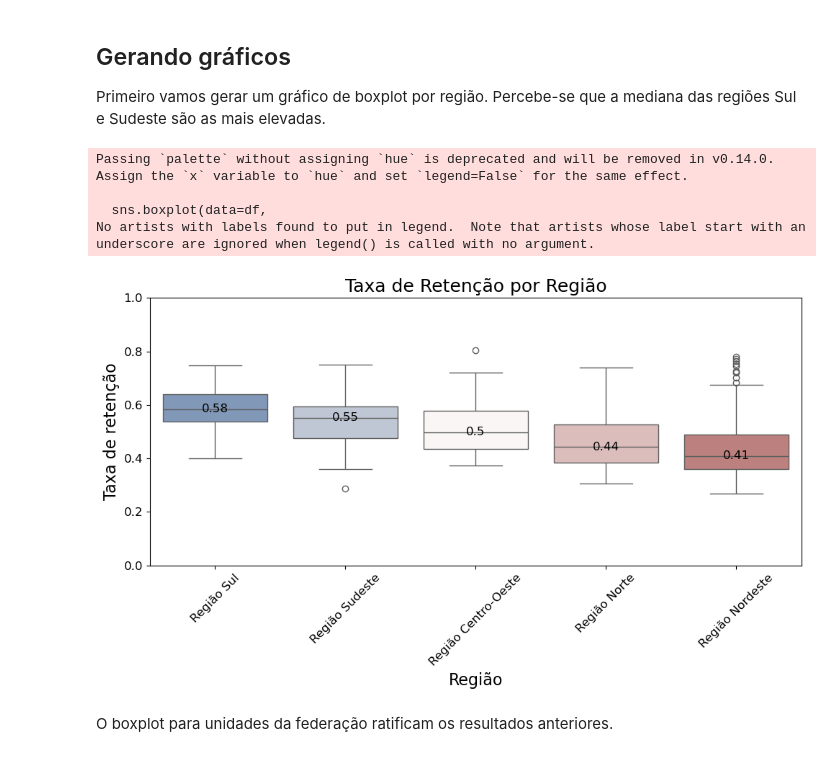
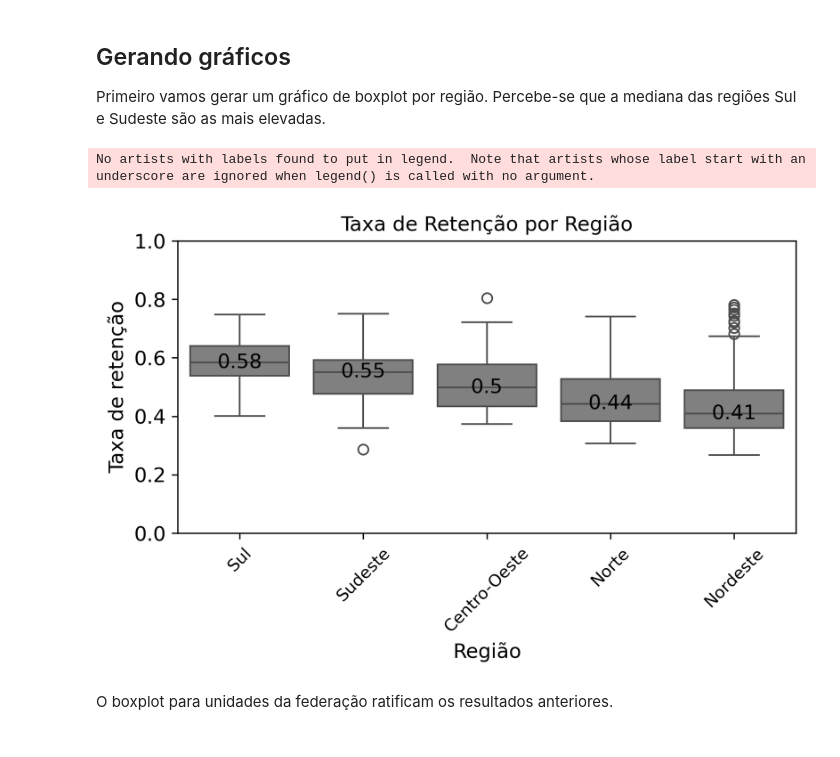
Before and after one commit to danielppagotto/retencao, a Jupyter notebook: 1_1_script_python/script_retencao_python.ipynb, the cells around one changed output. Cells and saved outputs as stored; diff of their text form; code cells hidden in the pictures.

```diff
--- a/1_1_script_python/script_retencao_python.ipynb
+++ b/1_1_script_python/script_retencao_python.ipynb
@@ -51,6 +53,8 @@ df = df.merge(reg_saude,
          how = 'left',
          left_on = 'regiao_saude',
          right_on= 'cod_regsaud')
+
+df['regiao'] = df['regiao'].str.replace('Região','').str.strip()
 # %% [markdown]
 ## Gerando gráficos
 
@@ -59,45 +63,42 @@ Primeiro vamos gerar um gráfico de boxplot por região. Percebe-se que a median
 
 
 # Criando o gráfico
-plt.figure(figsize=(10, 6))
+plt.figure(figsize=(6,4), dpi=300)
 sns.boxplot(data=df,
             x='regiao',
             y='retencao_geral',
             order=df.groupby('regiao')['retencao_geral'].median().sort_values(ascending=False).index,
-            palette="vlag")
+            color="gray")
 
 # customizando elementos do gráfico
 
 plt.ylim(0, 1)
-plt.xticks(rotation=45, fontsize=12)
+plt.xticks(rotation=45, fontsize=10)
 plt.yticks(fontsize=12)
-plt.xlabel("Região", fontsize=16)
-plt.ylabel("Taxa de retenção", fontsize=16)
-plt.title("Taxa de Retenção por Região", fontsize=18)
+plt.xlabel("Região", fontsize=12)
+plt.ylabel("Taxa de retenção", fontsize=12)
+plt.title("Taxa de Retenção por Região", fontsize=12)
 plt.tight_layout()
 
 # calculando medianas para inserir valores no gráfico
 medianas_regiao = df.groupby('regiao')['retencao_geral'].median().reset_index()
 medianas_regiao = medianas_regiao.rename(columns={'retencao_geral': 'mediana'})
 
 # Adicionando as medianas ao gráfico na posição correta
 
 ordered_regions = df.groupby('regiao')['retencao_geral'].median().sort_values(ascending=False).index
 
 for _, row in medianas_regiao.iterrows():
     x_position = list(ordered_regions).index(row['regiao'])  # Garantindo que a posição no eixo x esteja correta
     plt.text(x=x_position, y=row['mediana'], s=round(row['mediana'], 2),
              ha='center', va='center', color='black', size=12)
 
 plt.legend().set_visible(False)
 
 plt.show()
 # %% [output]
-Passing `palette` without assigning `hue` is deprecated and will be removed in v0.14.0. Assign the `x` variable to `hue` and set `legend=False` for the same effect.
-
-  sns.boxplot(data=df,
 No artists with labels found to put in legend.  Note that artists whose label start with an underscore are ignored when legend() is called with no argument.
-[figure, old version]
+[figure, new version]
 # %% [markdown]
 O boxplot para unidades da federação ratificam os resultados anteriores.
 # %%
```
Also changed, not shown: parts of 12 cells of this notebook, 2 other files.
